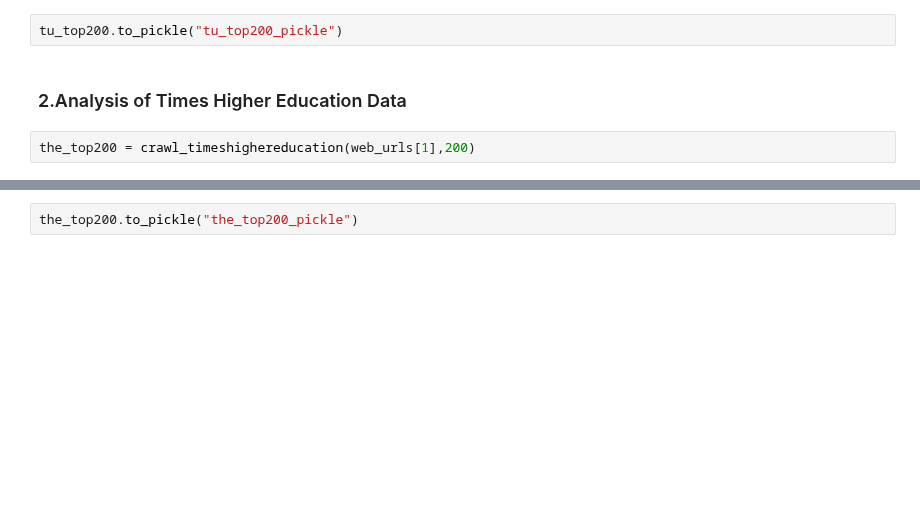
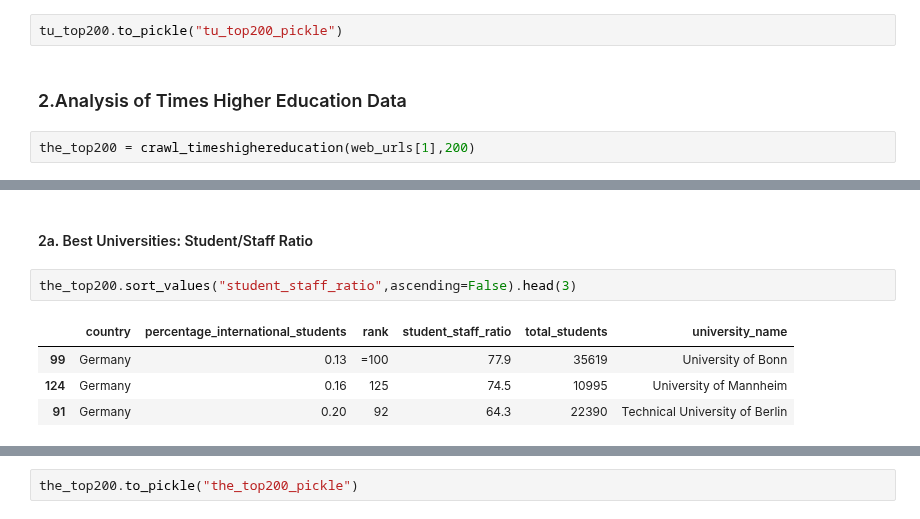
Before and after one commit to sanadhis/ADA-2017, a Jupyter notebook: 02 - Data from the Web/Homework 2.ipynb, the cells around one changed output, grey strips where cells are left out. Drawn from its saved outputs; the diff is of its cells as text; blank space fills up the shorter version.

```diff
--- a/02 - Data from the Web/Homework 2.ipynb
+++ b/02 - Data from the Web/Homework 2.ipynb
@@ -218,0 +239,9 @@ the_top200.head()
+# %% [markdown]
+#### 2a. Best Universities: Student/Staff Ratio
+# %%
+the_top200.sort_values("student_staff_ratio",ascending=False).head(3)
+# %% [output]
+|  | country | percentage_international_students | rank | student_staff_ratio | total_students | university_name |
+| 99 | Germany | 0.13 | =100 | 77.9 | 35619 | University of Bonn |
+| 124 | Germany | 0.16 | 125 | 74.5 | 10995 | University of Mannheim |
+| 91 | Germany | 0.20 | 92 | 64.3 | 22390 | Technical University of Berlin |
```
Also changed, not shown: parts of 11 cells of this notebook.
